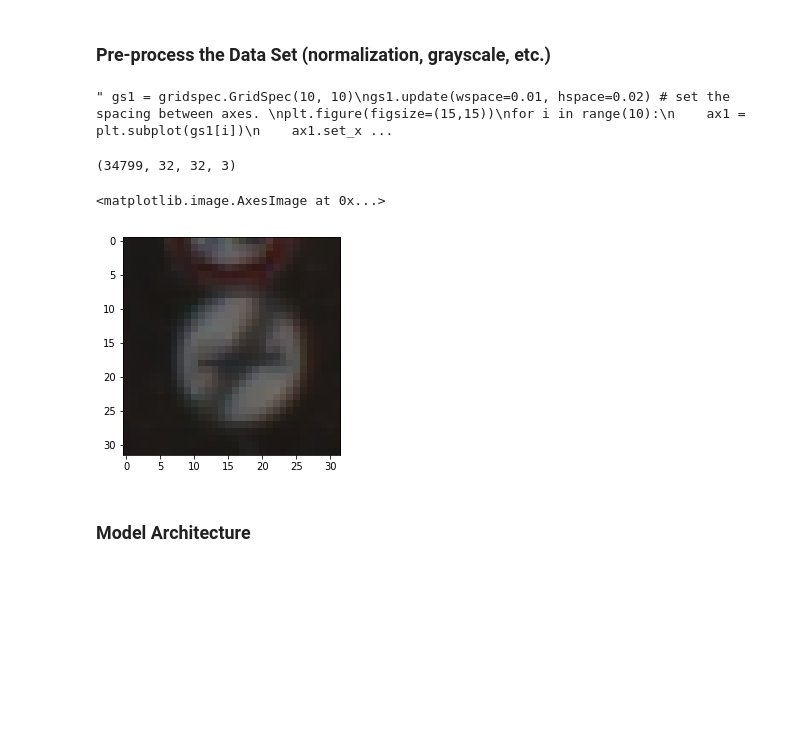
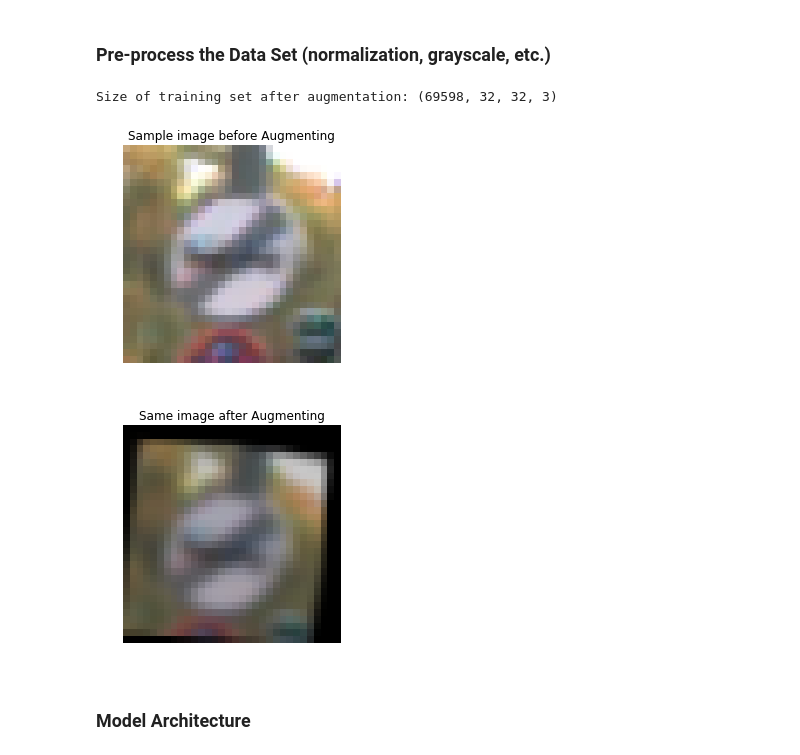
Before and after one commit to Linstancy/Traffic-Sign-Classifier, a Jupyter notebook: Traffic_Sign_Classifier.ipynb, the cells around one changed output. Drawn from its saved outputs; the diff is of its cells as text; code cells hidden in the pictures; blank space fills up the shorter version.

```diff
--- a/Traffic_Sign_Classifier.ipynb
+++ b/Traffic_Sign_Classifier.ipynb
@@ -256,31 +252,59 @@ def transform_image(img,ang_range,shear_range,trans_range):
 
 
     pts2 = np.float32([[pt1,5],[pt2,pt1],[5,pt2]])
 
     shear_M = cv2.getAffineTransform(pts1,pts2)
 
     img = cv2.warpAffine(img,Rot_M,(cols,rows))
     img = cv2.warpAffine(img,Trans_M,(cols,rows))
     img = cv2.warpAffine(img,shear_M,(cols,rows))
 
     img = augment_brightness_camera_images(img)
 
     return img
 
 ''' gs1 = gridspec.GridSpec(10, 10)
 gs1.update(wspace=0.01, hspace=0.02) # set the spacing between axes.
 plt.figure(figsize=(15,15))
 for i in range(10):
     ax1 = plt.subplot(gs1[i])
     ax1.set_xticklabels([])
     ax1.set_yticklabels([])
     ax1.set_aspect('equal')
     img = transform_image(image,20,5,5)
 
     plt.subplot(10,10,i+1)
     plt.imshow(img)
     plt.axis('off')
 
 plt.show()'''
+
+# Generating augmented data before-hand
+n_train_examples = len(X_train)
+shape_of_X_train = X_train.shape
+augment_multiple = 1 # Just one random augmented image for every training example
+
+for i in range(augment_multiple):
+    X_train_augmented_images = np.zeros(shape_of_X_train)
+    for j in range(n_train_examples):
+
+        X_train_augmented_images[j] = transform_image(X_train[j],20,5,5)
+    X_train = np.append(X_train, X_train_augmented_images, axis = 0)
+    X_train = X_train.astype(np.uint8)
+
+y_train = np.tile(y_train, augment_multiple+1)
+
+print("Size of training set after augmentation:", X_train.shape)
+
+plt.imshow(X_train[100].squeeze(), cmap="gray")
+plt.title('Sample image before Augmenting')
+plt.axis('off')
+plt.show()
+plt.imshow(X_train[100+n_train_examples].squeeze(), cmap="gray")
+plt.title('Same image after Augmenting')
+plt.axis('off')
+plt.show()
 # %% [output]
-" gs1 = gridspec.GridSpec(10, 10)\ngs1.update(wspace=0.01, hspace=0.02) # set the spacing between axes. \nplt.figure(figsize=(15,15))\nfor i in range(10):\n    ax1 = plt.subplot(gs1[i])\n    ax1.set_x ...
+Size of training set after augmentation: (69598, 32, 32, 3)
+[figure, added]
+[figure, added]
@@ -303,8 +311 @@ y_train = np.tile(y_train, augment_multiple+1)
-# %%
-print(X_train.shape)
-plt.imshow(X_train[0].squeeze(), cmap="gray")#drawing the first image of each class
-# %% [output]
-(34799, 32, 32, 3)
-<matplotlib.image.AxesImage at 0x...>
-[figure, removed]
 # %%
```
Also changed, not shown: parts of 19 cells of this notebook, 9 other files.
